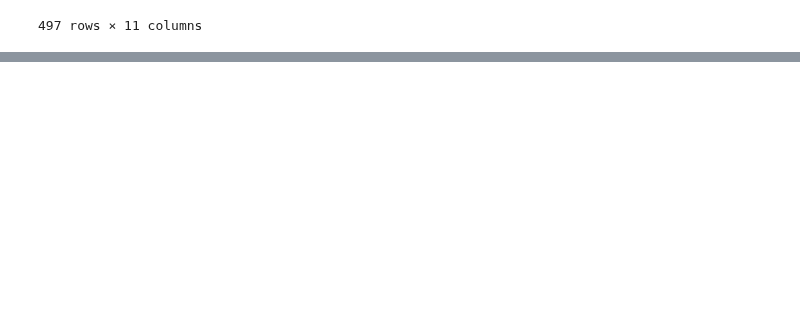
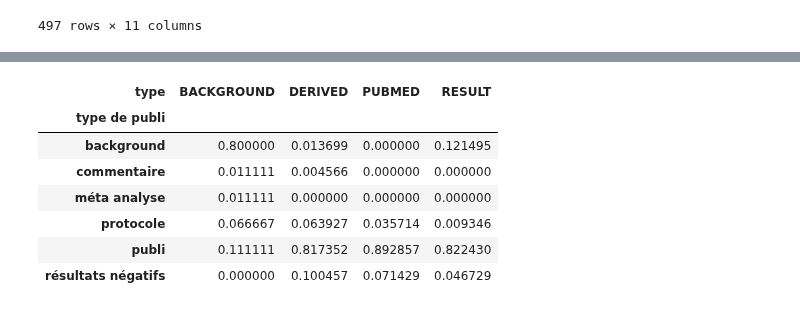
Before and after one commit to Inserm-IST/BSO-Inserm-Sante, a Jupyter notebook: 03_traitement_manuel_donnees_sante.ipynb, the cells around one changed output, grey strips where cells are left out. Saved outputs shown, nothing was run; the diff lists cells and outputs as text; code cells hidden in the pictures; blank space fills up the shorter version.

```diff
--- a/03_traitement_manuel_donnees_sante.ipynb
+++ b/03_traitement_manuel_donnees_sante.ipynb
@@ -387,0 +438,19 @@ df_from_excel.duplicated(subset = 'pmid').value_counts()
+# %%
+df_correlation_perc = pd.crosstab(
+    index = df_from_excel_corrected.loc[:,'type de publi'],
+    columns= df_from_excel_corrected.loc[:,'type'],
+    normalize= 'columns',
+    # aggfunc='size',
+    # fill_value=0,
+    # observed=False,
+)
+df_correlation_perc
+# %% [output]
+| type | BACKGROUND | DERIVED | PUBMED | RESULT |
+| type de publi |  |  |  |  |
+| background | 0.800000 | 0.013699 | 0.000000 | 0.121495 |
+| commentaire | 0.011111 | 0.004566 | 0.000000 | 0.000000 |
+| méta analyse | 0.011111 | 0.000000 | 0.000000 | 0.000000 |
+| protocole | 0.066667 | 0.063927 | 0.035714 | 0.009346 |
+| publi | 0.111111 | 0.817352 | 0.892857 | 0.822430 |
+| résultats négatifs | 0.000000 | 0.100457 | 0.071429 | 0.046729 |
```
Also changed, not shown: parts of 29 cells of this notebook, 1 other file.
